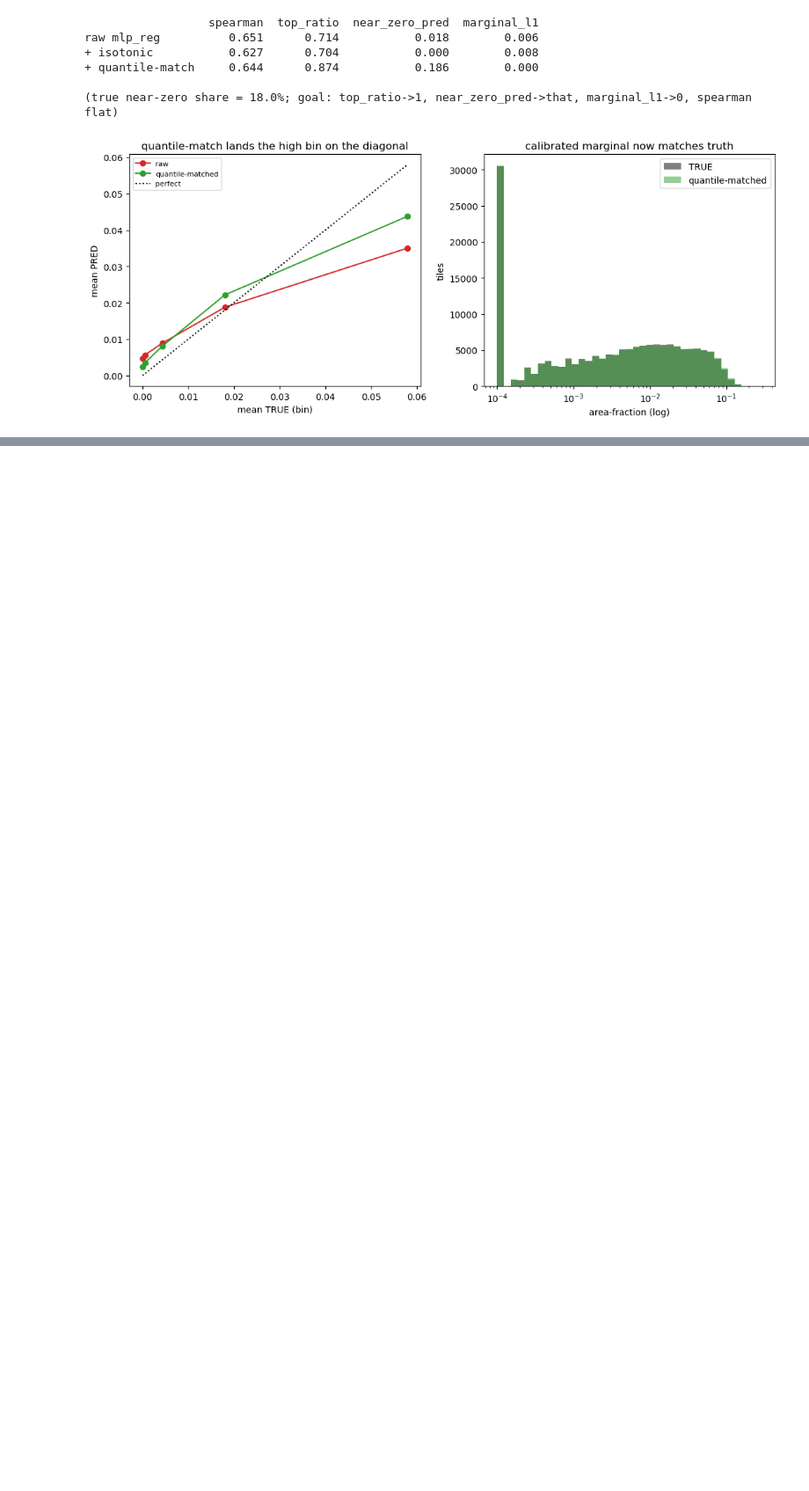
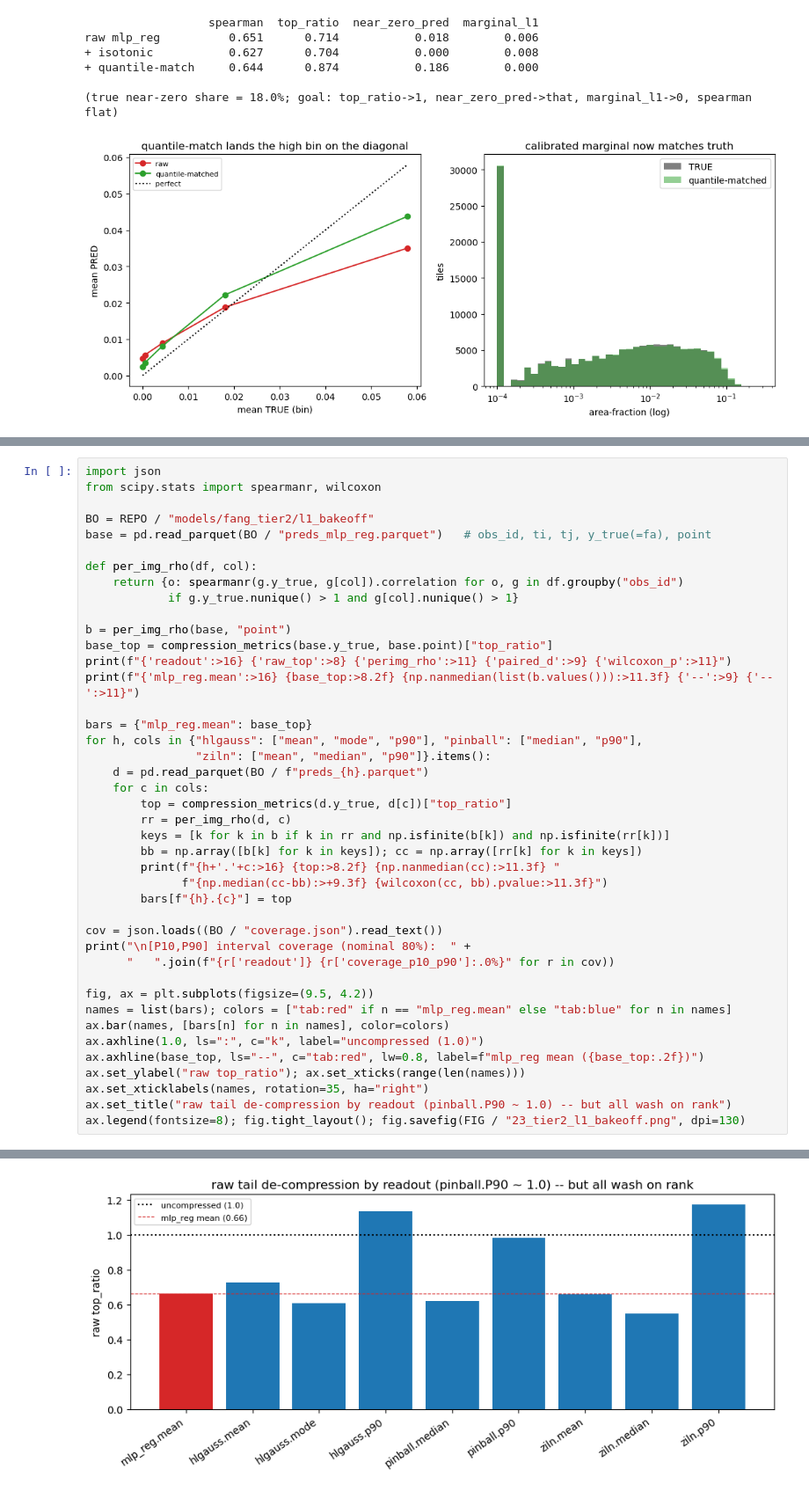
Before and after one commit to brianvamaro/hirise2ctx, a Jupyter notebook: notebooks/23_calibration_diagnostic.ipynb, the cells around one changed output, grey strips where cells are left out. Shown at 88% size. Drawn from its saved outputs; the diff is of its cells as text; blank space fills up the shorter version.

```diff
--- a/notebooks/23_calibration_diagnostic.ipynb
+++ b/notebooks/23_calibration_diagnostic.ipynb
@@ -242,0 +271,43 @@ Figures: `reports/figures/23_{tier1_calibration,tier2_compression,tier2_decompre
+# %%
+import json
+from scipy.stats import spearmanr, wilcoxon
+
+BO = REPO / "models/fang_tier2/l1_bakeoff"
+base = pd.read_parquet(BO / "preds_mlp_reg.parquet")   # obs_id, ti, tj, y_true(=fa), point
+
+def per_img_rho(df, col):
+    return {o: spearmanr(g.y_true, g[col]).correlation for o, g in df.groupby("obs_id")
+            if g.y_true.nunique() > 1 and g[col].nunique() > 1}
+
+b = per_img_rho(base, "point")
+base_top = compression_metrics(base.y_true, base.point)["top_ratio"]
+print(f"{'readout':>16} {'raw_top':>8} {'perimg_rho':>11} {'paired_d':>9} {'wilcoxon_p':>11}")
+print(f"{'mlp_reg.mean':>16} {base_top:>8.2f} {np.nanmedian(list(b.values())):>11.3f} {'--':>9} {'--':>11}")
+
+bars = {"mlp_reg.mean": base_top}
+for h, cols in {"hlgauss": ["mean", "mode", "p90"], "pinball": ["median", "p90"],
+                "ziln": ["mean", "median", "p90"]}.items():
+    d = pd.read_parquet(BO / f"preds_{h}.parquet")
+    for c in cols:
+        top = compression_metrics(d.y_true, d[c])["top_ratio"]
+        rr = per_img_rho(d, c)
+        keys = [k for k in b if k in rr and np.isfinite(b[k]) and np.isfinite(rr[k])]
+        bb = np.array([b[k] for k in keys]); cc = np.array([rr[k] for k in keys])
+        print(f"{h+'.'+c:>16} {top:>8.2f} {np.nanmedian(cc):>11.3f} "
+              f"{np.median(cc-bb):>+9.3f} {wilcoxon(cc, bb).pvalue:>11.3f}")
+        bars[f"{h}.{c}"] = top
+
+cov = json.loads((BO / "coverage.json").read_text())
+print("\n[P10,P90] interval coverage (nominal 80%):  " +
+      "   ".join(f"{r['readout']} {r['coverage_p10_p90']:.0%}" for r in cov))
+
+fig, ax = plt.subplots(figsize=(9.5, 4.2))
+names = list(bars); colors = ["tab:red" if n == "mlp_reg.mean" else "tab:blue" for n in names]
+ax.bar(names, [bars[n] for n in names], color=colors)
+ax.axhline(1.0, ls=":", c="k", label="uncompressed (1.0)")
+ax.axhline(base_top, ls="--", c="tab:red", lw=0.8, label=f"mlp_reg mean ({base_top:.2f})")
+ax.set_ylabel("raw top_ratio"); ax.set_xticks(range(len(names)))
+ax.set_xticklabels(names, rotation=35, ha="right")
+ax.set_title("raw tail de-compression by readout (pinball.P90 ~ 1.0) -- but all wash on rank")
+ax.legend(fontsize=8); fig.tight_layout(); fig.savefig(FIG / "23_tier2_l1_bakeoff.png", dpi=130)
+# %% [output]
@@ -242,0 +326 @@ Figures: `reports/figures/23_{tier1_calibration,tier2_compression,tier2_decompre
+[figure, added]
```
Also changed, not shown: parts of 9 cells of this notebook, 9 other files.
